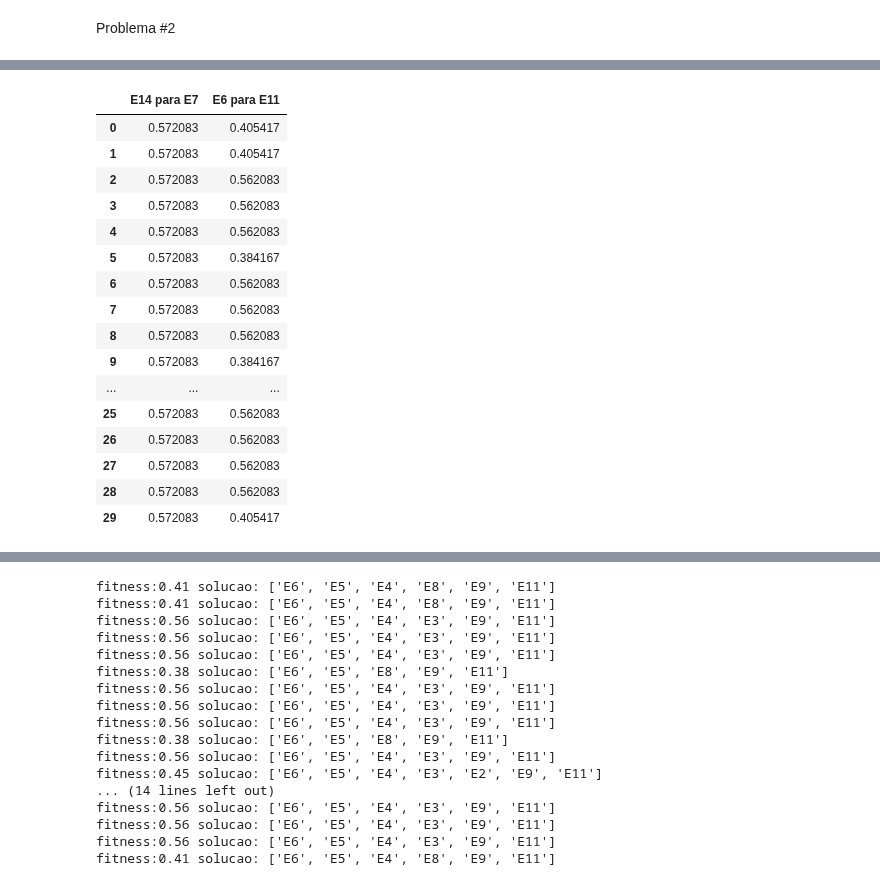
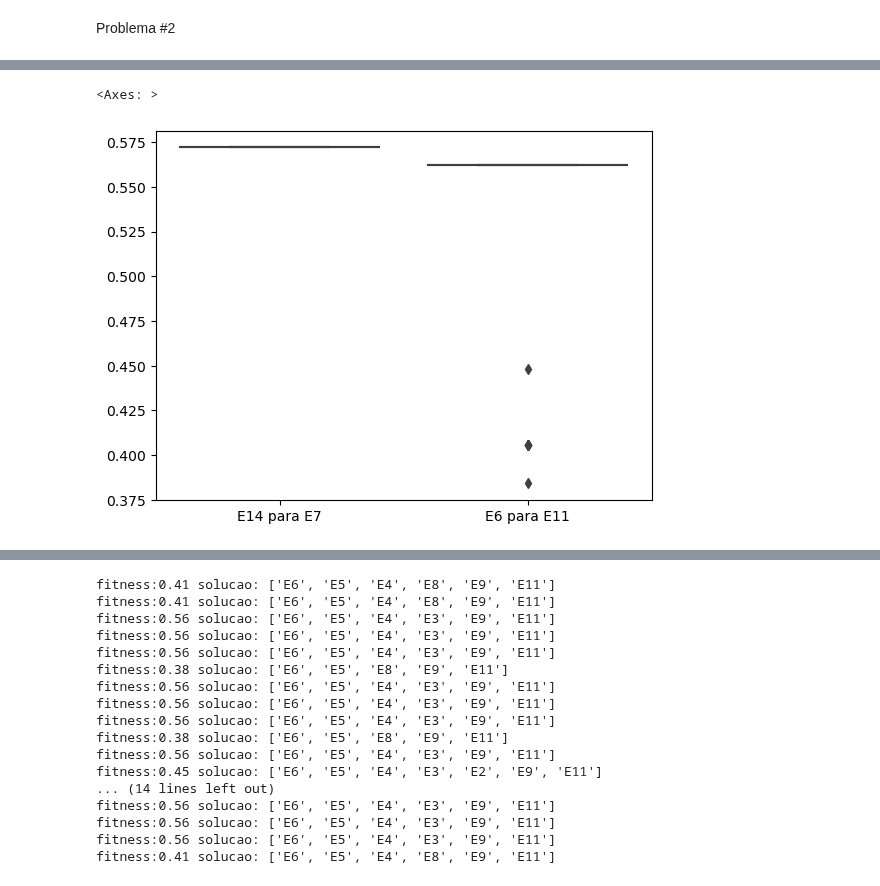
Before and after one commit to ThiagoBrandenburg/Implementacoes-IA, a Jupyter notebook: AlgoritmoGenetico/nb_metro.ipynb, the cells around one changed output, grey strips where cells are left out. Drawn from its saved outputs; the diff is of its cells as text; code cells hidden in the pictures.

```diff
--- a/AlgoritmoGenetico/nb_metro.ipynb
+++ b/AlgoritmoGenetico/nb_metro.ipynb
@@ -88,30 +88,16 @@ for i in range(3):
 # %%
 p1_df = [
-
+    problem1.fitness(problem1.decode(amb.elite_population[0])) for amb in ambientes1
 ]
 p2_df = [problem2.fitness(problem2.decode(amb.elite_population[0])) for amb in ambientes2]
 fitness_df = pd.DataFrame(
     {
-        'E14 para E7': problem1_fitness,
-        'E6 para E11': problem2_fitness
+        'E14 para E7': p1_df,
+        'E6 para E11': p2_df
     }
 )
 fitness_df
+sns.boxplot(fitness_df)
 # %% [output]
-|  | E14 para E7 | E6 para E11 |
-| 0 | 0.572083 | 0.405417 |
-| 1 | 0.572083 | 0.405417 |
-| 2 | 0.572083 | 0.562083 |
-| 3 | 0.572083 | 0.562083 |
-| 4 | 0.572083 | 0.562083 |
-| 5 | 0.572083 | 0.384167 |
-| 6 | 0.572083 | 0.562083 |
-| 7 | 0.572083 | 0.562083 |
-| 8 | 0.572083 | 0.562083 |
-| 9 | 0.572083 | 0.384167 |
-| ... | ... | ... |
-| 25 | 0.572083 | 0.562083 |
-| 26 | 0.572083 | 0.562083 |
-| 27 | 0.572083 | 0.562083 |
-| 28 | 0.572083 | 0.562083 |
-| 29 | 0.572083 | 0.405417 |
+<Axes: >
+[figure, added]
```
Also changed, not shown: parts of 3 cells of this notebook, 1 other file.
